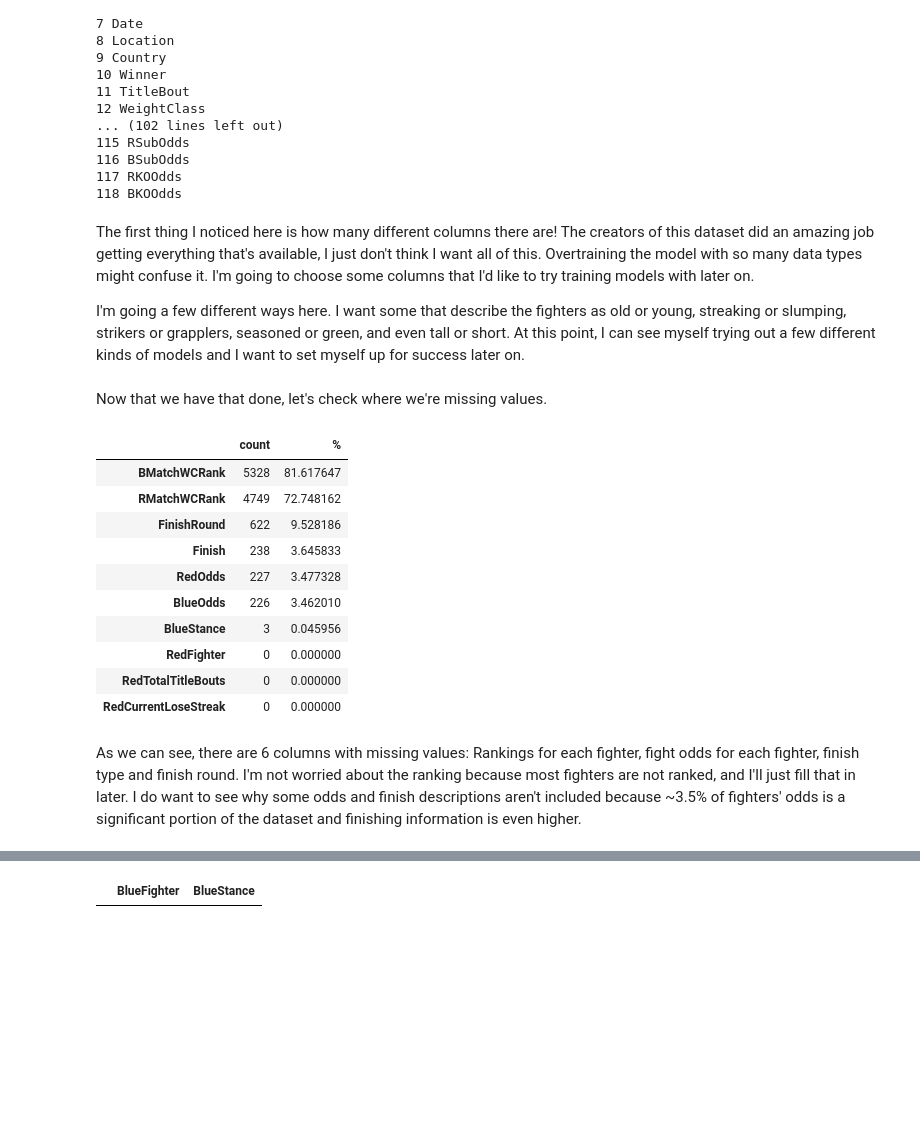
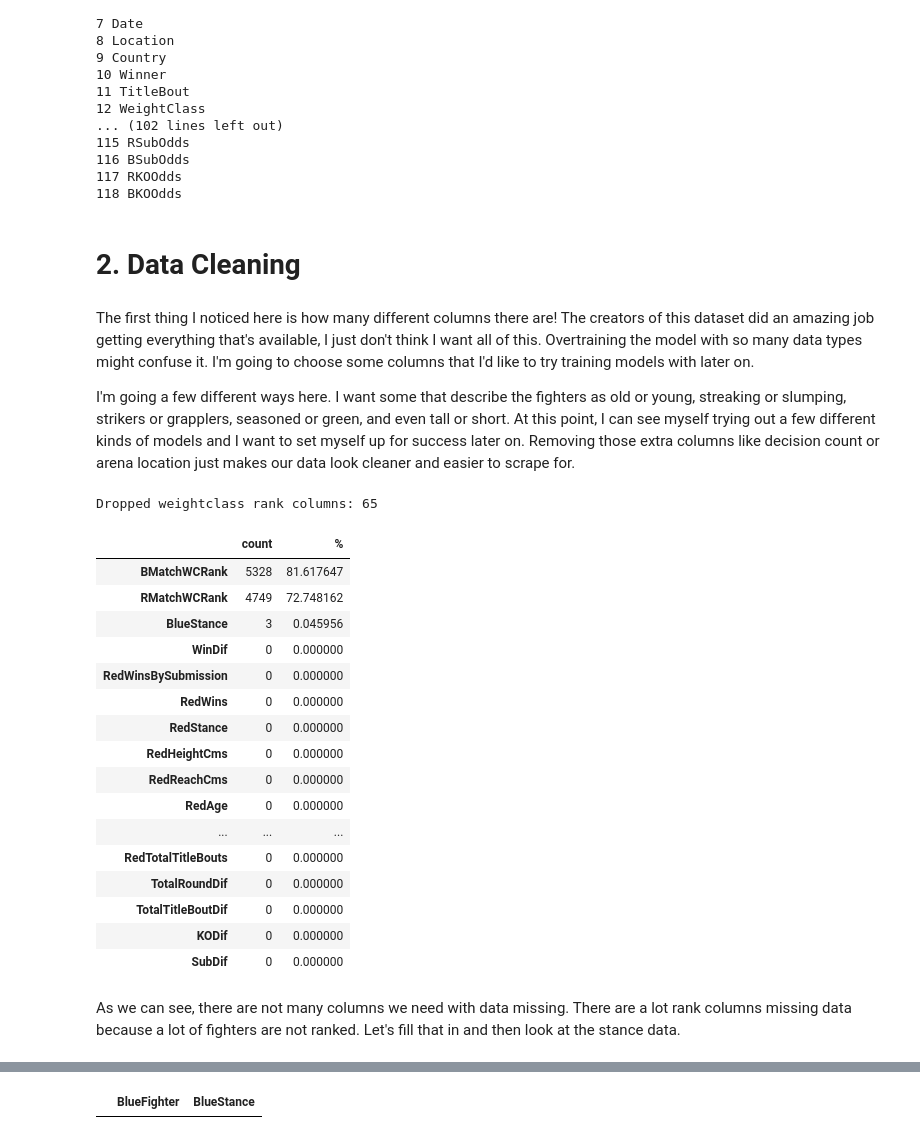
Before and after one commit to anthonyysz/Fight-Result-Predictor, a Jupyter notebook: notebooks/1-data-entry-and-cleaning.ipynb, the cells around one changed output, grey strips where cells are left out. Saved outputs shown, nothing was run; the diff lists cells and outputs as text; code cells hidden in the pictures; blank space fills up the shorter version.

```diff
--- a/notebooks/1-data-entry-and-cleaning.ipynb
+++ b/notebooks/1-data-entry-and-cleaning.ipynb
@@ -10,3 +10,22 @@ pd.set_option('display.max_rows', None)
 # %%
 # Bringing in our csv data
 raw_df = pd.read_csv("../data/ufc-master.csv")
+# %%
+manualOddsPath = '../data/manual_red_blue_odds.csv'
+oddsKeyColumns = ['Date', 'RedFighter', 'BlueFighter', 'WeightClass']
+oddsColumns = oddsKeyColumns + ['RedOdds', 'BlueOdds']
+
+# Bringing in manually entered odds to deal with missing data
+
+manualOdds = pd.read_csv(manualOddsPath)
+df = raw_df.copy()
+
+# Replacing the scraper odds with the manually-entered odds wherever the fight keys match.
+df = df.merge(manualOdds, on=oddsKeyColumns, how='left', suffixes=('', '_Manual'))
+df['RedOdds'] = df['RedOdds_Manual'].combine_first(df['RedOdds'])
+df['BlueOdds'] = df['BlueOdds_Manual'].combine_first(df['BlueOdds'])
+df = df.drop(['RedOdds_Manual', 'BlueOdds_Manual'], axis=1)
+
+print('Manual Odds Added', len(manualOdds))
+print('Missing RedOdds after replacement:', df['RedOdds'].isna().sum())
+print('Missing BlueOdds after replacement:', df['BlueOdds'].isna().sum())
@@ -34,7 +57,9 @@ for each in raw_df:
 116 BSubOdds
 117 RKOOdds
 118 BKOOdds
+# %% [markdown]
+# 2. Data Cleaning
 # %% [markdown]
 The first thing I noticed here is how many different columns there are! The creators of this dataset did an amazing job getting everything that's available, I just don't think I want all of this. Overtraining the model with so many data types might confuse it. I'm going to choose some columns that I'd like to try training models with later on.
 
-I'm going a few different ways here. I want some that describe the fighters as old or young, streaking or slumping, strikers or grapplers, seasoned or green, and even tall or short. At this point, I can see myself trying out a few different kinds of models and I want to set myself up for success later on.
+I'm going a few different ways here. I want some that describe the fighters as old or young, streaking or slumping, strikers or grapplers, seasoned or green, and even tall or short. At this point, I can see myself trying out a few different kinds of models and I want to set myself up for success later on. Removing those extra columns like decision count or arena location just makes our data look cleaner and easier to scrape for.
@@ -52,21 +66,44 @@ dfColumns = raw_df[useful_columns].copy()
-# %% [markdown]
-Now that we have that done, let's check where we're missing values.
+# %%
+# Dropping the individual weightclass ranking columns so the missing values table is easier to read
+# Dropping some other extra columns that clutter up our data
+weightRankColumns = [col for col in df.columns if (col.endswith('Rank') and col not in ['BMatchWCRank', 'RMatchWCRank'])]
+otherExtraColumns = ['BlueDecOdds', 'RedDecOdds', 'BSubOdds', 'RSubOdds', 'RKOOdds', 'BKOOdds', 'FinishDetails', 'Finish', 'FinishRound',
+                     'TotalFightTimeSecs', 'BlueDraws', 'RedDraws', 'Location', 'Country', 'RedExpectedValue', 'BlueExpectedValue',
+                    'BlueWinsByDecisionMajority', 'BlueWinsByDecisionSplit', 'BlueWinsByDecisionUnanimous',
+                    'RedWinsByDecisionMajority', 'RedWinsByDecisionSplit', 'RedWinsByDecisionUnanimous',
+                    'BlueWeightLbs', 'RedWeightLbs', 'EmptyArena', 'FinishRoundTime',
+                    'BlueAvgTDLanded', 'BlueAvgTDPct', 'BlueAvgSigStrPct', 'BlueAvgSubAtt', 'BlueAvgSigStrLanded',
+                    'RedAvgTDLanded', 'RedAvgTDPct', 'RedAvgSigStrPct', 'RedAvgSubAtt', 'RedAvgSigStrLanded',
+                    'BlueWinsByTKODoctorStoppage', 'RedWinsByTKODoctorStoppage']
+df = df.drop(weightRankColumns, axis=1, errors='ignore')
+df = df.drop(otherExtraColumns, axis=1, errors='ignore')
+
+
+print('Dropped weightclass rank columns:', len(weightRankColumns) + len(otherExtraColumns))
+# %% [output]
+Dropped weightclass rank columns: 65
 # %%
 # Creating a new table that displays how many missing cells we have and how much of the column that takes up
-missing = pd.concat([dfColumns.isnull().sum(), 100 * dfColumns.isnull().mean()], axis=1)
+missing = pd.concat([df.isnull().sum(), 100 * df.isnull().mean()], axis=1)
 missing.columns=['count', '%']
-missing.sort_values(by='count', ascending = False).head(10)
+missing.sort_values(by='count', ascending = False).head(20)
 # %% [output]
 |  | count | % |
 | BMatchWCRank | 5328 | 81.617647 |
 | RMatchWCRank | 4749 | 72.748162 |
-| FinishRound | 622 | 9.528186 |
-| Finish | 238 | 3.645833 |
-| RedOdds | 227 | 3.477328 |
-| BlueOdds | 226 | 3.462010 |
 | BlueStance | 3 | 0.045956 |
-| RedFighter | 0 | 0.000000 |
+| WinDif | 0 | 0.000000 |
+| RedWinsBySubmission | 0 | 0.000000 |
+| RedWins | 0 | 0.000000 |
+| RedStance | 0 | 0.000000 |
+| RedHeightCms | 0 | 0.000000 |
+| RedReachCms | 0 | 0.000000 |
+| RedAge | 0 | 0.000000 |
+| ... | ... | ... |
 | RedTotalTitleBouts | 0 | 0.000000 |
-| RedCurrentLoseStreak | 0 | 0.000000 |
+| TotalRoundDif | 0 | 0.000000 |
+| TotalTitleBoutDif | 0 | 0.000000 |
+| KODif | 0 | 0.000000 |
+| SubDif | 0 | 0.000000 |
 # %% [markdown]
-As we can see, there are 6 columns with missing values: Rankings for each fighter, fight odds for each fighter, finish type and finish round. I'm not worried about the ranking because most fighters are not ranked, and I'll just fill that in later. I do want to see why some odds and finish descriptions aren't included because ~3.5% of fighters' odds is a significant portion of the dataset and finishing information is even higher.
+As we can see, there are not many columns we need with data missing. There are a lot rank columns missing data because a lot of fighters are not ranked. Let's fill that in and then look at the stance data.
```
Also changed, not shown: parts of 26 cells of this notebook, 5 other files.
